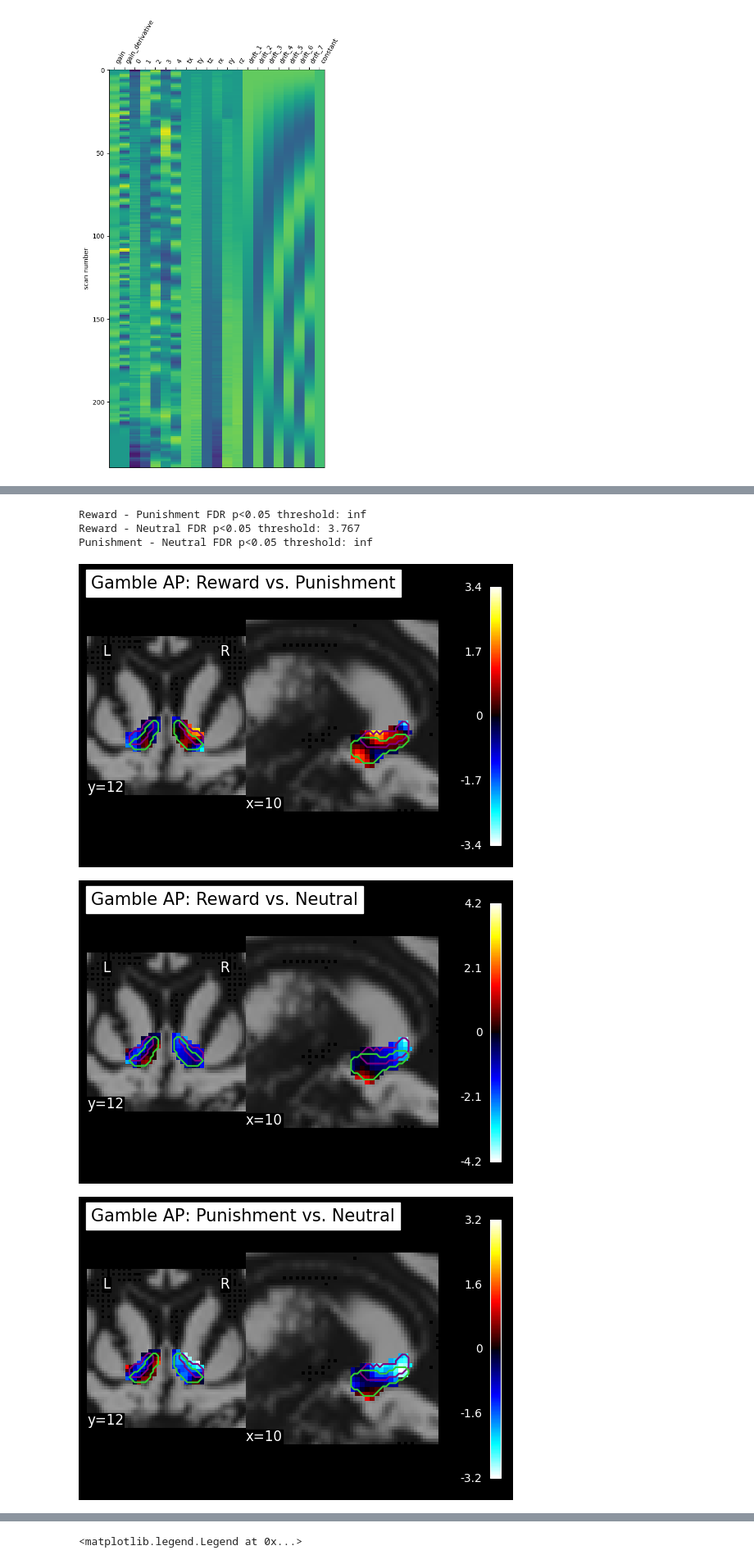
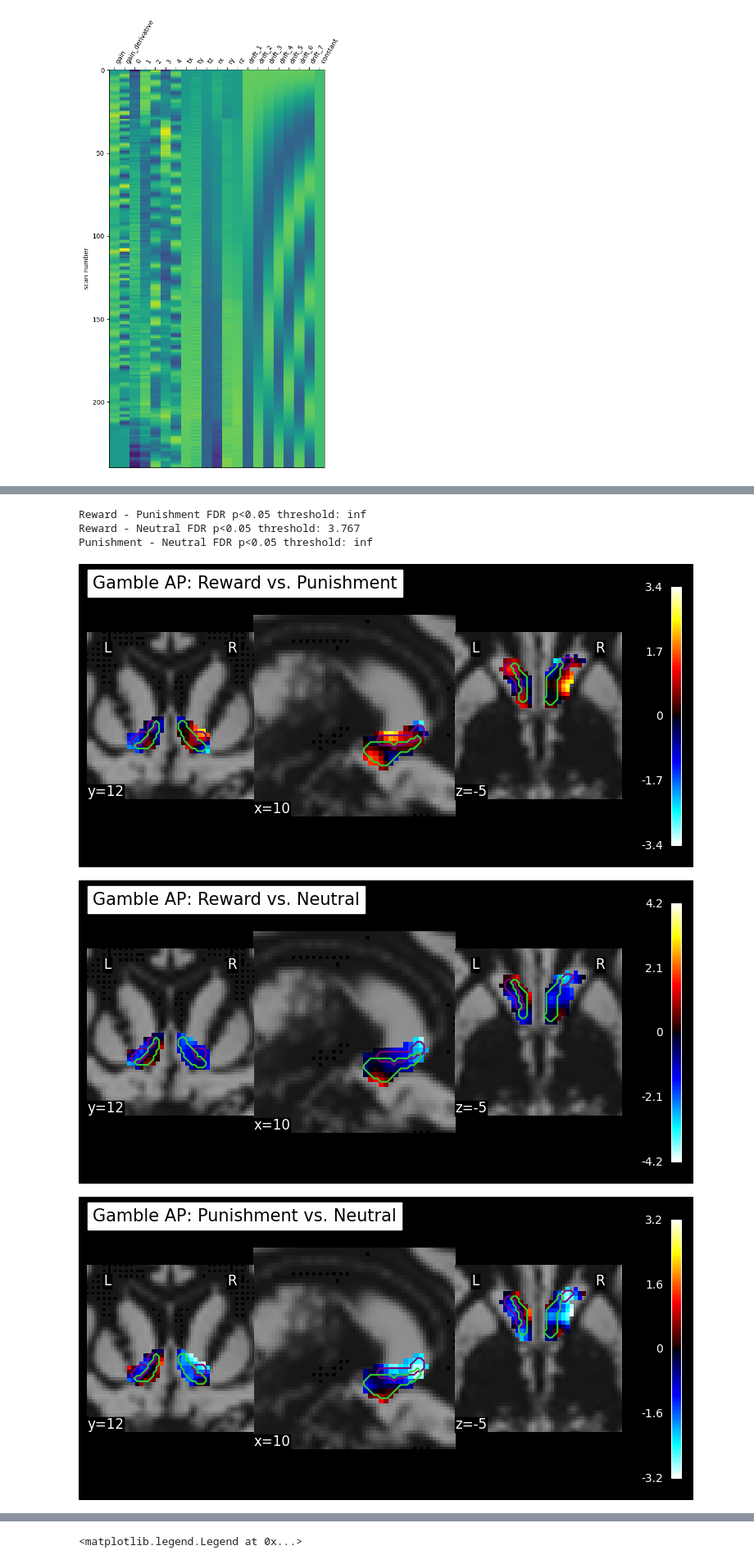
Before and after one commit to LuisA00/Analysis_Playground, a Jupyter notebook: NAcc_Affect/sub15_Gambling_ColumbiaCards.ipynb, the cells around one changed output, grey strips where cells are left out. Shown at 82% size. Saved outputs shown, nothing was run; the diff lists cells and outputs as text; code cells hidden in the pictures.

```diff
--- a/NAcc_Affect/sub15_Gambling_ColumbiaCards.ipynb
+++ b/NAcc_Affect/sub15_Gambling_ColumbiaCards.ipynb
@@ -69,3 +69,7 @@ NAcc_atlas_shell = image.math_img('np.sum(img, axis=-1, keepdims=True)', img=NAc
 NAcc_atlas_masker_shell = NiftiMapsMasker(
         maps_img=NAcc_atlas_shell,
         allow_overlap=True)
+# %%
+# Get voxel size of atlas.
+lh_test = nib.load(LH_core)
+print("The atlases have voxels with the following size: " + str(lh_test.header.get_zooms()))
@@ -519,6 +526,8 @@ NAcc_rew_pun_fig.axes['y'].ax.set_xlim(-30, 30)
 NAcc_rew_pun_fig.axes['y'].ax.set_ylim(-30, 30)
 NAcc_rew_pun_fig.axes['x'].ax.set_xlim(-30, 30)
 NAcc_rew_pun_fig.axes['x'].ax.set_ylim(-30, 30)
+NAcc_rew_pun_fig.axes['z'].ax.set_xlim(-30, 30)
+NAcc_rew_pun_fig.axes['z'].ax.set_ylim(-30, 30)
 
 NAcc_rew_neu_fig = plot_stat_map(
     reward_minus_neutral_z_map,
@@ -534,6 +543,8 @@ NAcc_rew_neu_fig.axes['y'].ax.set_xlim(-30, 30)
 NAcc_rew_neu_fig.axes['y'].ax.set_ylim(-30, 30)
 NAcc_rew_neu_fig.axes['x'].ax.set_xlim(-30, 30)
 NAcc_rew_neu_fig.axes['x'].ax.set_ylim(-30, 30)
+NAcc_rew_neu_fig.axes['z'].ax.set_xlim(-30, 30)
+NAcc_rew_neu_fig.axes['z'].ax.set_ylim(-30, 30)
 
 NAcc_pun_neu_fig = plot_stat_map(
     punishment_minus_neutral_z_map,
@@ -549,39 +560,41 @@ NAcc_pun_neu_fig.axes['y'].ax.set_xlim(-30, 30)
 NAcc_pun_neu_fig.axes['y'].ax.set_ylim(-30, 30)
 NAcc_pun_neu_fig.axes['x'].ax.set_xlim(-30, 30)
 NAcc_pun_neu_fig.axes['x'].ax.set_ylim(-30, 30)
+NAcc_pun_neu_fig.axes['z'].ax.set_xlim(-30, 30)
+NAcc_pun_neu_fig.axes['z'].ax.set_ylim(-30, 30)
 
 masks = [NAcc_core_contour, NAcc_shell_contour]
 colors = ["purple", "limegreen"]
 
 for mask, color in zip(masks, colors):
     NAcc_rew_pun_fig.add_contours(
         mask,
         contours=0.1,
         antialiased=True,
         linewidth=1,
         levels=[0],
         colors=[color])
     NAcc_rew_neu_fig.add_contours(
         mask,
         contours=0.1,
         antialiased=True,
         linewidth=1,
         levels=[0],
         colors=[color])
     NAcc_pun_neu_fig.add_contours(
         mask,
         contours=0.1,
         antialiased=True,
         linewidth=1,
         levels=[0],
         colors=[color])
 # %% [output]
 Reward - Punishment FDR p<0.05 threshold: inf
 Reward - Neutral FDR p<0.05 threshold: 3.767
 Punishment - Neutral FDR p<0.05 threshold: inf
-[figure, old version]
+[figure, new version]
-[figure, old version]
+[figure, new version]
-[figure, old version]
+[figure, new version]
 # %%
 reward_minus_punishment_z_map = NAcc_GLM_Gamble.compute_contrast(first_level_contrast=reward_minus_punishment, output_type="z_score")
 reward_minus_neutral_z_map = NAcc_GLM_Gamble.compute_contrast(first_level_contrast=reward_minus_neutral, output_type="z_score")
```
Also changed, not shown: parts of 6 cells of this notebook, 5 other files.
